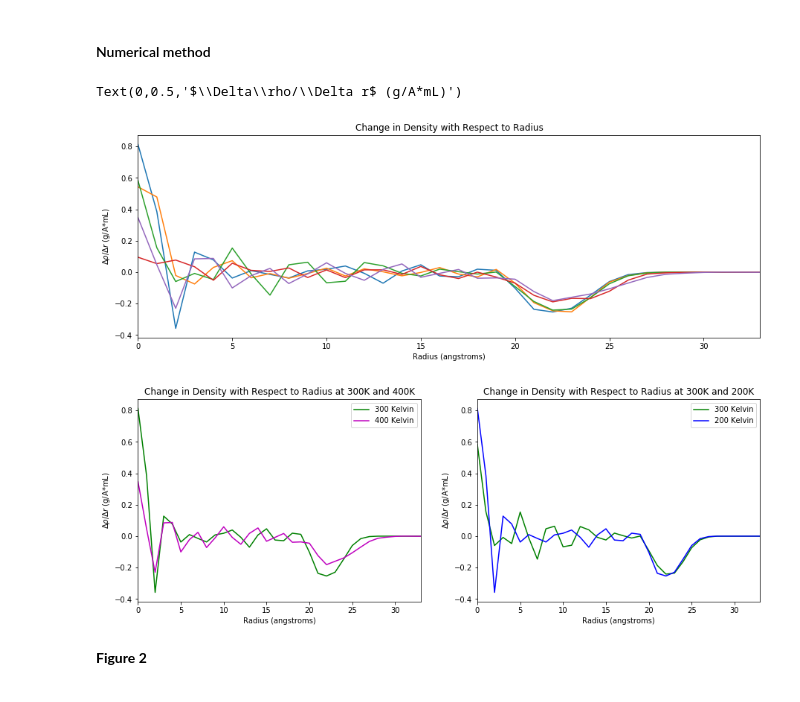
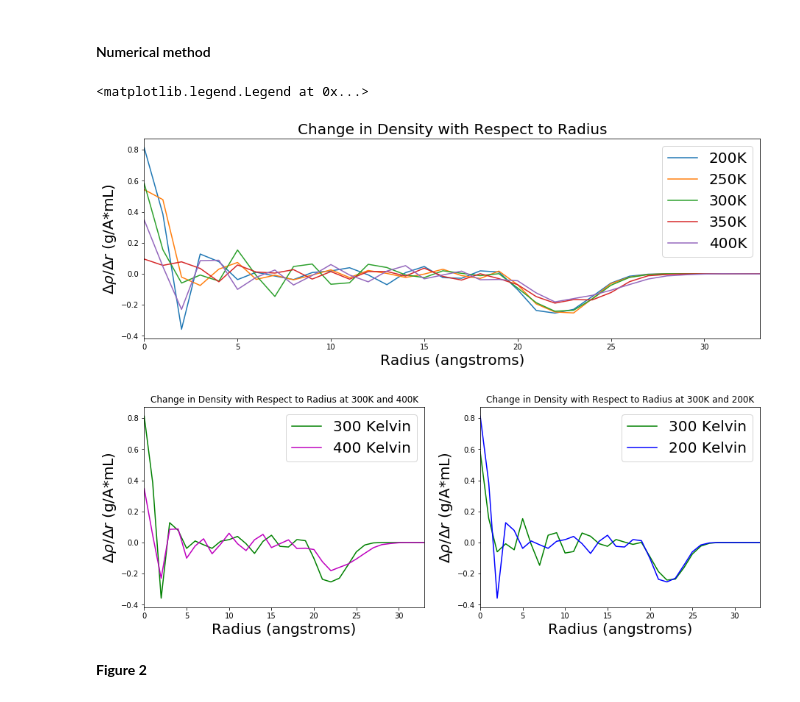
Before and after one commit to chan8005/Final_Project, a Jupyter notebook: Project.ipynb, the cells around one changed output. Cells and saved outputs as stored; diff of their text form; code cells hidden in the pictures.

```diff
--- a/Project.ipynb
+++ b/Project.ipynb
@@ -502,51 +502,54 @@ shellwidth=1
 derivative=np.zeros([5,len(radius)-2])
 
 for i in range(1,len(radius)-1):
     for k in range(5):
-        derivative[k,i-1]=(fulldata[k,i+1]- fulldata[k,i-1])/(2*shellwidth)
+        derivative[k,i-1]=(dataset[k,i+1]- dataset[k,i-1])/(2*shellwidth)
 
 x=np.arange(0,98,1)
 
 k1=derivative[0,:] #200
 k2=derivative[1,:] #250
 k3=derivative[2,:] #300
 k4=derivative[3,:] #350
 k5=derivative[4,:] #400
 
 plt.figure(figsize=(15,5))
-plt.plot(x,k1)
-plt.plot(x,k2)
-plt.plot(x,k3)
-plt.plot(x,k4)
-plt.plot(x,k5)
+plt.plot(x,k1, label= "200K")
+plt.plot(x,k2, label= "250K")
+plt.plot(x,k3, label= "300K")
+plt.plot(x,k4, label= "350K")
+plt.plot(x,k5, label= "400K")
 plt.xlim([0,33])
-plt.xlabel("Radius (angstroms)")
-plt.ylabel('$\\Delta\\rho/\\Delta r$ (g/A*mL)')
-plt.title("Change in Density with Respect to Radius")
+plt.xlabel("Radius (angstroms)",fontsize=20)
+plt.ylabel('$\\Delta\\rho/\\Delta r$ (g/A*mL)',fontsize=20)
+plt.title("Change in Density with Respect to Radius",fontsize=20)
+plt.legend(loc='best',fontsize=20)
 
 
 plt.figure(figsize=(15,5))
 plt.subplot(121)
 plt.plot(x,k1, "g-",label="300 Kelvin")
 plt.plot(x,k5,"m-",label="400 Kelvin")
 plt.legend(loc='best')
 plt.xlim([0,33])
-plt.title("Change in Density with Respect to Radius at 300K and 400K")
-plt.xlabel("Radius (angstroms)")
-plt.ylabel('$\\Delta\\rho/\\Delta r$ (g/A*mL)')
+plt.title("Change in Density with Respect to Radius at 300K and 400K",fontsize=12)
+plt.xlabel("Radius (angstroms)",fontsize=20)
+plt.ylabel('$\\Delta\\rho/\\Delta r$ (g/A*mL)',fontsize=20)
+plt.legend(loc='best',fontsize=20)
 
 plt.subplot(122)
 plt.plot(x,k3, "g-", label="300 Kelvin")
 plt.plot(x,k1,"b-",label="200 Kelvin")
 plt.legend(loc='best')
 plt.xlim([0,33])
-plt.title("Change in Density with Respect to Radius at 300K and 200K")
-plt.xlabel("Radius (angstroms)")
-plt.ylabel('$\\Delta\\rho/\\Delta r$ (g/A*mL)')
+plt.title("Change in Density with Respect to Radius at 300K and 200K",fontsize=12)
+plt.xlabel("Radius (angstroms)",fontsize=20)
+plt.ylabel('$\\Delta\\rho/\\Delta r$ (g/A*mL)',fontsize=20)
+plt.legend(loc='best',fontsize=20)
 # %% [output]
-Text(0,0.5,'$\\Delta\\rho/\\Delta r$ (g/A*mL)')
+<matplotlib.legend.Legend at 0x...>
-[figure, old version]
+[figure, new version]
-[figure, old version]
+[figure, new version]
 # %% [markdown]
 **Figure 2**
 # %%
```
Also changed, not shown: parts of 2 cells of this notebook, 1 other file.
